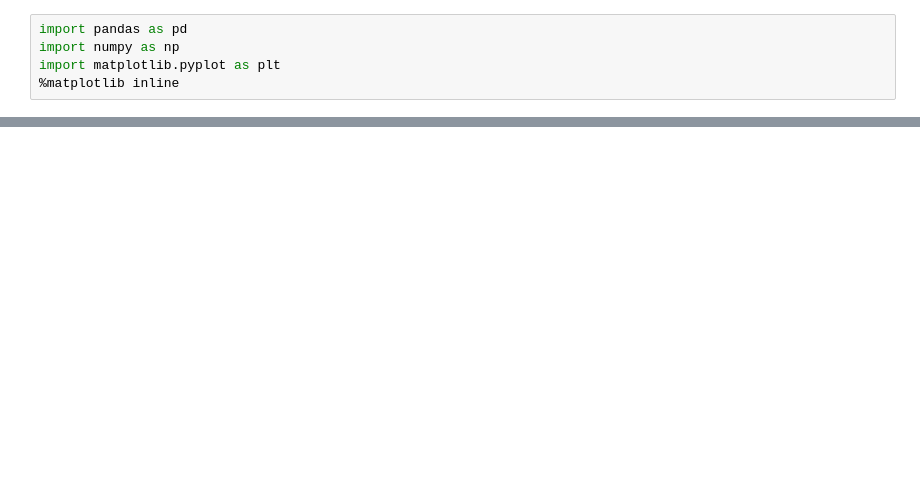
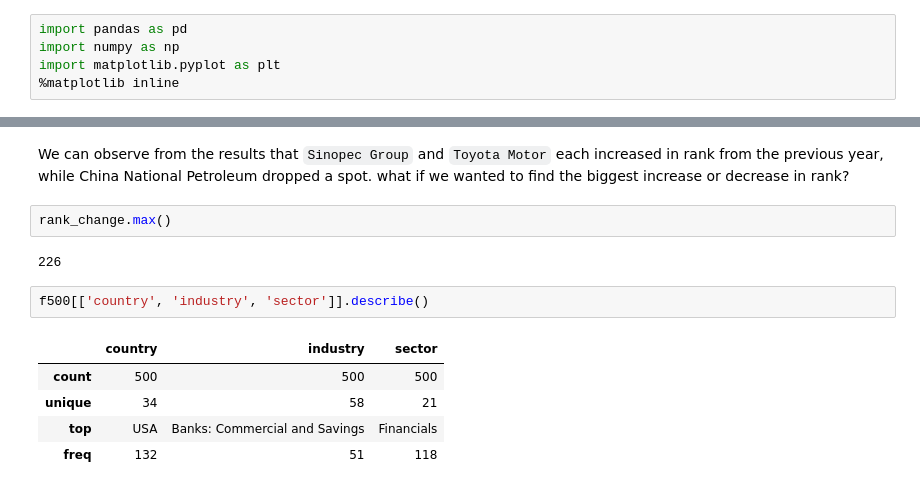
Before and after one commit to VictorOmondi1997/f500-2017, a Jupyter notebook: notebook/f500_2017.ipynb, the cells around one changed output, grey strips where cells are left out. Saved outputs shown, nothing was run; the diff lists cells and outputs as text; blank space fills up the shorter version.

```diff
--- a/notebook/f500_2017.ipynb
+++ b/notebook/f500_2017.ipynb
@@ -28,0 +222,14 @@ import matplotlib.pyplot as plt
+# %% [markdown]
+We can observe from the results that `Sinopec Group` and `Toyota Motor` each increased in rank from the previous year, while China National Petroleum dropped a spot. what if we wanted to find the biggest increase or decrease in rank?
+# %%
+rank_change.max()
+# %% [output]
+226
+# %%
+f500[['country', 'industry', 'sector']].describe()
+# %% [output]
+|  | country | industry | sector |
+| count | 500 | 500 | 500 |
+| unique | 34 | 58 | 21 |
+| top | USA | Banks: Commercial and Savings | Financials |
+| freq | 132 | 51 | 118 |
```
Also changed, not shown: parts of 17 cells of this notebook.
